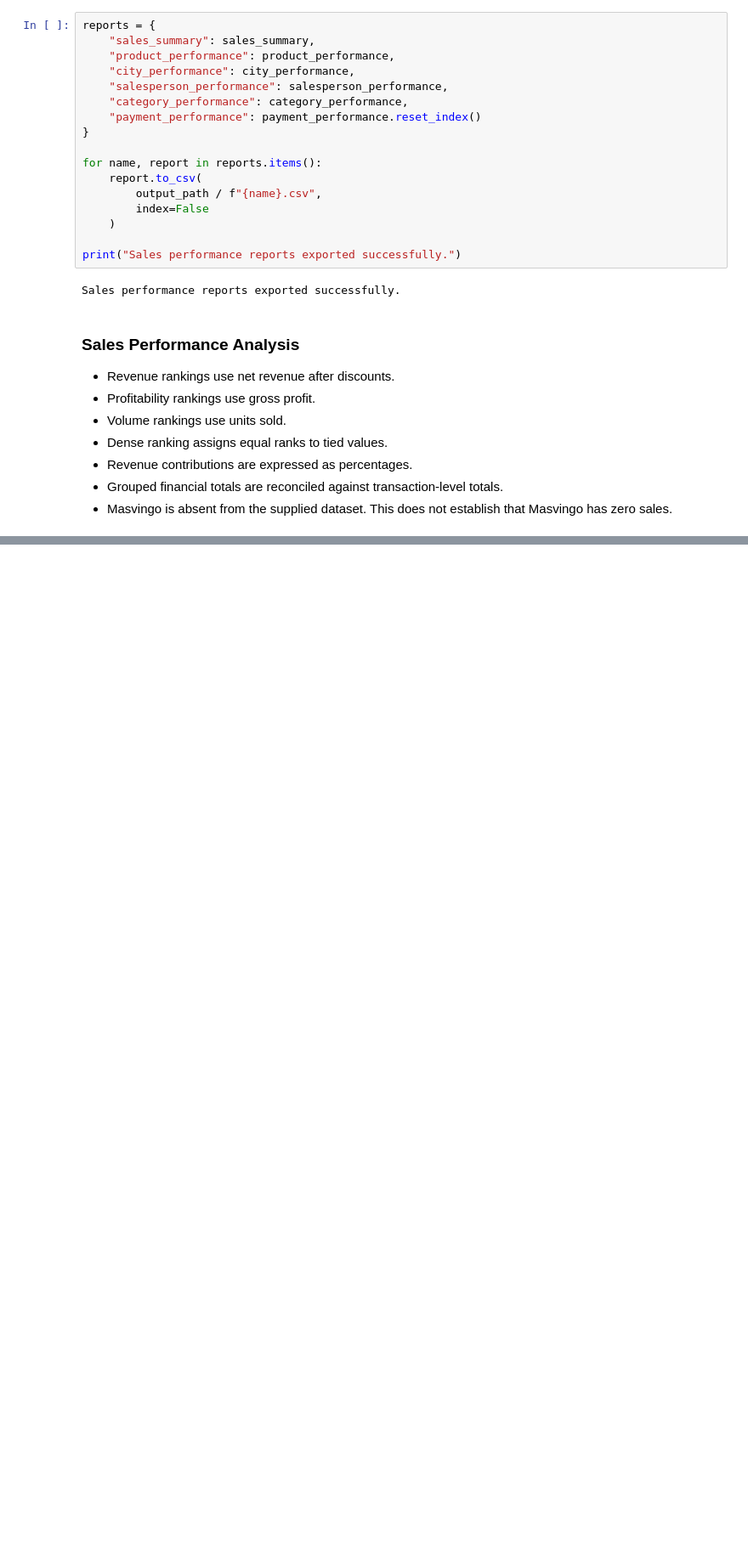
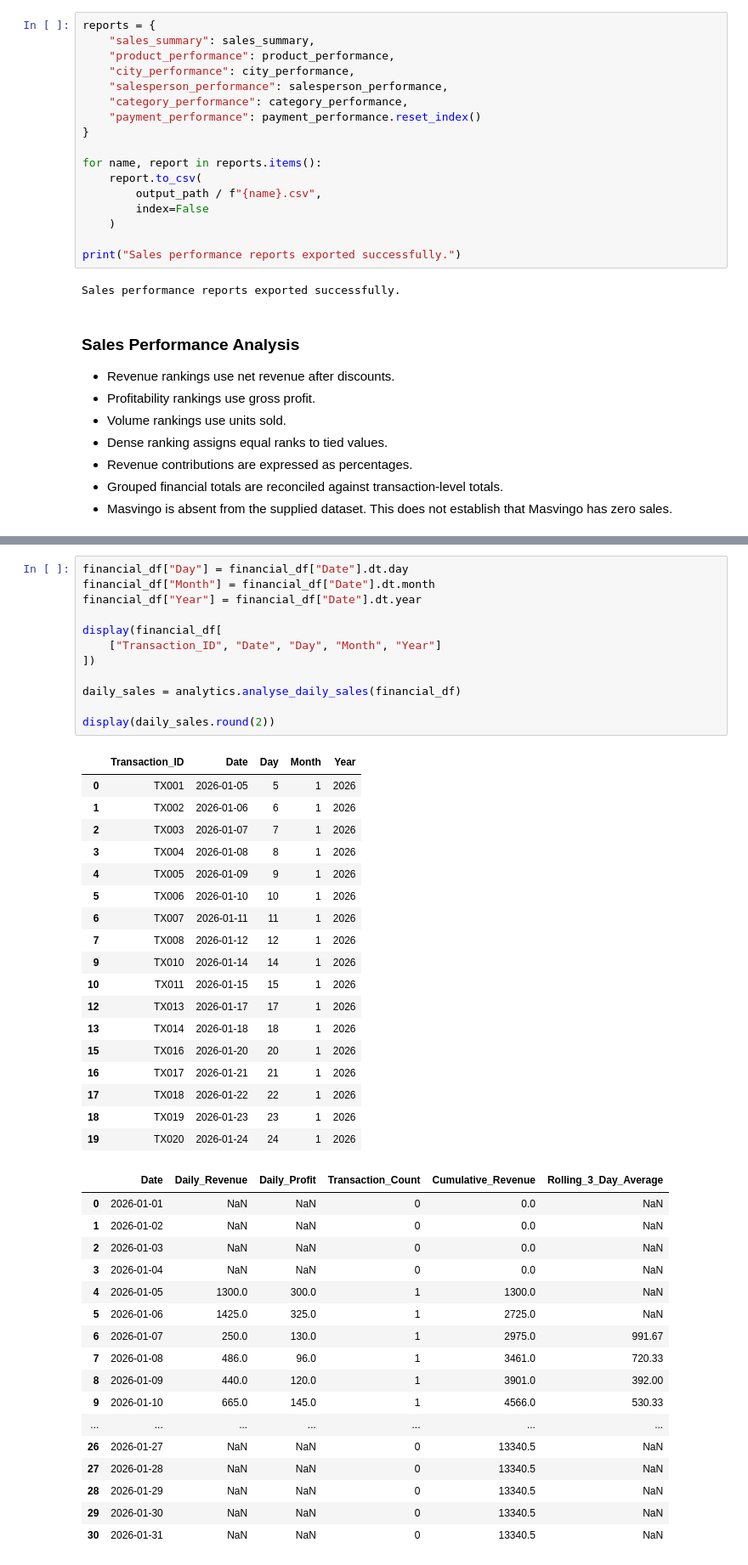
Before and after one commit to Tinashemutanda/injiva-pandas-sales-intelligence, a Jupyter notebook: notebooks/sales_analysis.ipynb, the cells around one changed output, grey strips where cells are left out. Shown at 85% size. Saved outputs shown, nothing was run; the diff lists cells and outputs as text; blank space fills up the shorter version.

```diff
--- a/notebooks/sales_analysis.ipynb
+++ b/notebooks/sales_analysis.ipynb
@@ -863,0 +987,48 @@ Sales performance reports exported successfully.
+# %%
+financial_df["Day"] = financial_df["Date"].dt.day
+financial_df["Month"] = financial_df["Date"].dt.month
+financial_df["Year"] = financial_df["Date"].dt.year
+
+display(financial_df[
+    ["Transaction_ID", "Date", "Day", "Month", "Year"]
+])
+
+daily_sales = analytics.analyse_daily_sales(financial_df)
+
+display(daily_sales.round(2))
+# %% [output]
+|  | Transaction_ID | Date | Day | Month | Year |
+| 0 | TX001 | 2026-01-05 | 5 | 1 | 2026 |
+| 1 | TX002 | 2026-01-06 | 6 | 1 | 2026 |
+| 2 | TX003 | 2026-01-07 | 7 | 1 | 2026 |
+| 3 | TX004 | 2026-01-08 | 8 | 1 | 2026 |
+| 4 | TX005 | 2026-01-09 | 9 | 1 | 2026 |
+| 5 | TX006 | 2026-01-10 | 10 | 1 | 2026 |
+| 6 | TX007 | 2026-01-11 | 11 | 1 | 2026 |
+| 7 | TX008 | 2026-01-12 | 12 | 1 | 2026 |
+| 9 | TX010 | 2026-01-14 | 14 | 1 | 2026 |
+| 10 | TX011 | 2026-01-15 | 15 | 1 | 2026 |
+| 12 | TX013 | 2026-01-17 | 17 | 1 | 2026 |
+| 13 | TX014 | 2026-01-18 | 18 | 1 | 2026 |
+| 15 | TX016 | 2026-01-20 | 20 | 1 | 2026 |
+| 16 | TX017 | 2026-01-21 | 21 | 1 | 2026 |
+| 17 | TX018 | 2026-01-22 | 22 | 1 | 2026 |
+| 18 | TX019 | 2026-01-23 | 23 | 1 | 2026 |
+| 19 | TX020 | 2026-01-24 | 24 | 1 | 2026 |
+|  | Date | Daily_Revenue | Daily_Profit | Transaction_Count | Cumulative_Revenue | Rolling_3_Day_Average |
+| 0 | 2026-01-01 | NaN | NaN | 0 | 0.0 | NaN |
+| 1 | 2026-01-02 | NaN | NaN | 0 | 0.0 | NaN |
+| 2 | 2026-01-03 | NaN | NaN | 0 | 0.0 | NaN |
+| 3 | 2026-01-04 | NaN | NaN | 0 | 0.0 | NaN |
+| 4 | 2026-01-05 | 1300.0 | 300.0 | 1 | 1300.0 | NaN |
+| 5 | 2026-01-06 | 1425.0 | 325.0 | 1 | 2725.0 | NaN |
+| 6 | 2026-01-07 | 250.0 | 130.0 | 1 | 2975.0 | 991.67 |
+| 7 | 2026-01-08 | 486.0 | 96.0 | 1 | 3461.0 | 720.33 |
+| 8 | 2026-01-09 | 440.0 | 120.0 | 1 | 3901.0 | 392.00 |
+| 9 | 2026-01-10 | 665.0 | 145.0 | 1 | 4566.0 | 530.33 |
+| ... | ... | ... | ... | ... | ... | ... |
+| 26 | 2026-01-27 | NaN | NaN | 0 | 13340.5 | NaN |
+| 27 | 2026-01-28 | NaN | NaN | 0 | 13340.5 | NaN |
+| 28 | 2026-01-29 | NaN | NaN | 0 | 13340.5 | NaN |
+| 29 | 2026-01-30 | NaN | NaN | 0 | 13340.5 | NaN |
+| 30 | 2026-01-31 | NaN | NaN | 0 | 13340.5 | NaN |
```
Also changed, not shown: parts of 16 cells of this notebook, 3 other files.
